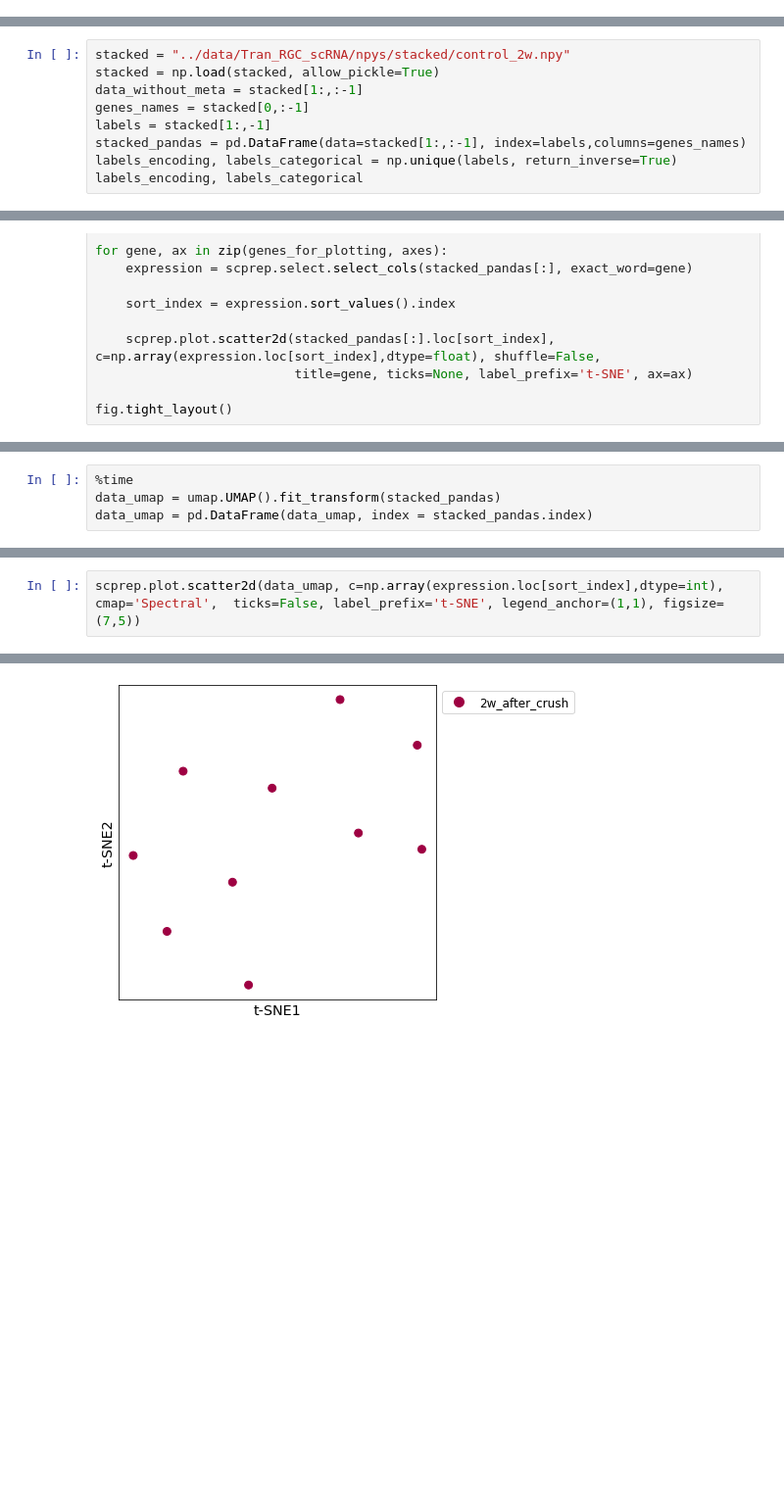
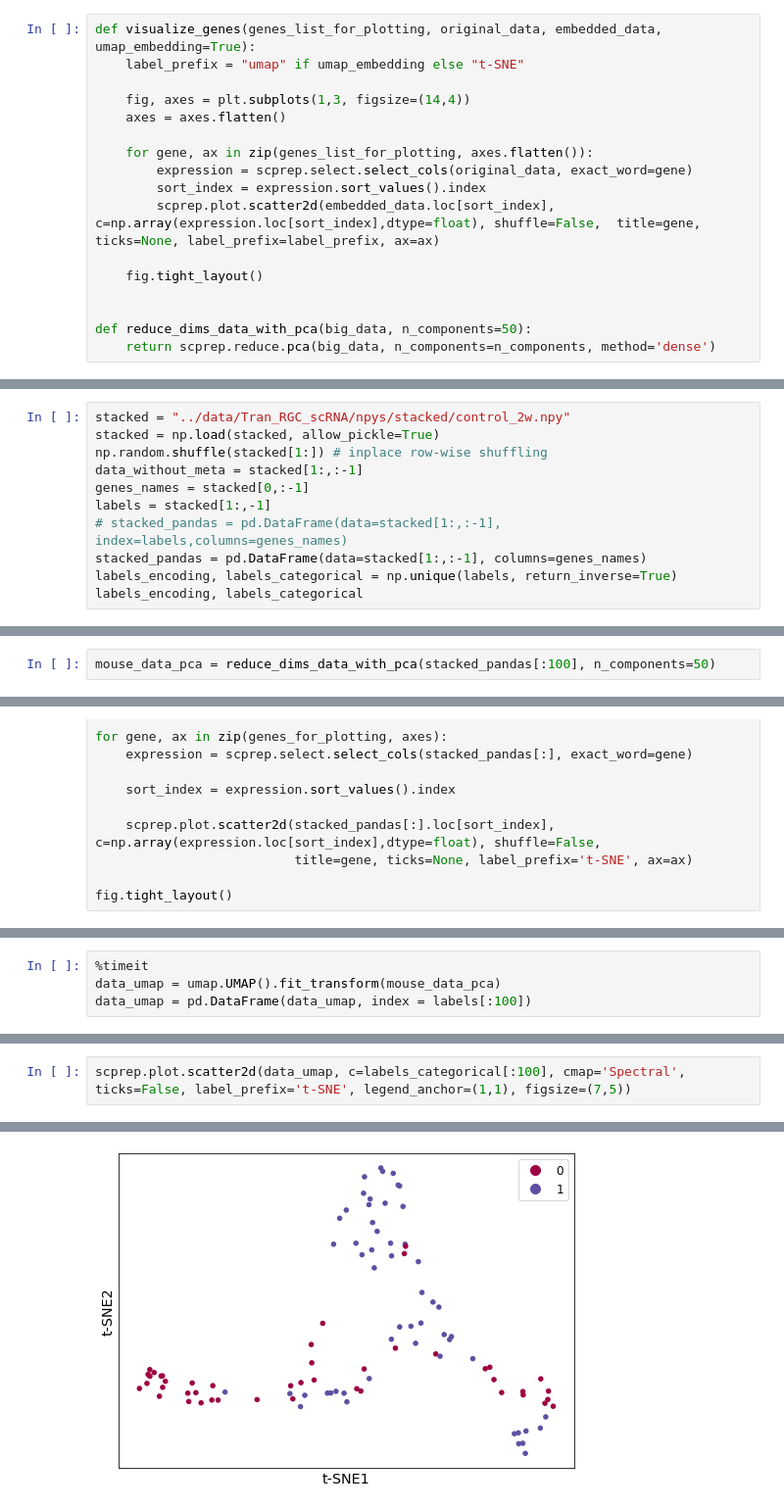
Before and after one commit to ioneliabuzatu/TOC, a Jupyter notebook: notebooks/find_relevant_genes.ipynb, the cells around one changed output, grey strips where cells are left out. Shown at 98% size. Cells and saved outputs as stored; diff of their text form; blank space fills up the shorter version.

```diff
--- a/notebooks/find_relevant_genes.ipynb
+++ b/notebooks/find_relevant_genes.ipynb
@@ -14,0 +16,17 @@ DataTransformerRegistry.enable('default')
+# %%
+def visualize_genes(genes_list_for_plotting, original_data, embedded_data, umap_embedding=True):
+    label_prefix = "umap" if umap_embedding else "t-SNE"
+
+    fig, axes = plt.subplots(1,3, figsize=(14,4))
+    axes = axes.flatten()
+
+    for gene, ax in zip(genes_list_for_plotting, axes.flatten()):
+        expression = scprep.select.select_cols(original_data, exact_word=gene)
+        sort_index = expression.sort_values().index
+        scprep.plot.scatter2d(embedded_data.loc[sort_index], c=np.array(expression.loc[sort_index],dtype=float), shuffle=False,  title=gene, ticks=None, label_prefix=label_prefix, ax=ax)
+
+    fig.tight_layout()
+
+
+def reduce_dims_data_with_pca(big_data, n_components=50):
+    return scprep.reduce.pca(big_data, n_components=n_components, method='dense')
@@ -23,10 +109,12 @@ test = "../data/Tran_RGC_scRNA/npys/toy-data/split-control_and_2w_after_crush_50
 # %%
 stacked = "../data/Tran_RGC_scRNA/npys/stacked/control_2w.npy"
 stacked = np.load(stacked, allow_pickle=True)
+np.random.shuffle(stacked[1:]) # inplace row-wise shuffling
 data_without_meta = stacked[1:,:-1]
 genes_names = stacked[0,:-1]
 labels = stacked[1:,-1]
-stacked_pandas = pd.DataFrame(data=stacked[1:,:-1], index=labels,columns=genes_names)
+# stacked_pandas = pd.DataFrame(data=stacked[1:,:-1], index=labels,columns=genes_names)
+stacked_pandas = pd.DataFrame(data=stacked[1:,:-1], columns=genes_names)
 labels_encoding, labels_categorical = np.unique(labels, return_inverse=True)
 labels_encoding, labels_categorical
 # %% [output]
@@ -34,0 +125,2 @@ labels_encoding, labels_categorical
+# %%
+mouse_data_pca = reduce_dims_data_with_pca(stacked_pandas[:100], n_components=50)
@@ -82,4 +241,4 @@ fig.tight_layout()
 # %%
-%time
-data_umap = umap.UMAP().fit_transform(stacked_pandas)
-data_umap = pd.DataFrame(data_umap, index = stacked_pandas.index)
+%timeit
+data_umap = umap.UMAP().fit_transform(mouse_data_pca)
+data_umap = pd.DataFrame(data_umap, index = labels[:100])
@@ -89,5 +245,5 @@ Wall time: 8.34 µs
 # %%
-scprep.plot.scatter2d(data_umap, c=np.array(expression.loc[sort_index],dtype=int), cmap='Spectral',  ticks=False, label_prefix='t-SNE', legend_anchor=(1,1), figsize=(7,5))
+scprep.plot.scatter2d(data_umap, c=labels_categorical[:100], cmap='Spectral',  ticks=False, label_prefix='t-SNE', legend_anchor=(1,1), figsize=(7,5))
 # %% [output]
 <AxesSubplot:xlabel='t-SNE1', ylabel='t-SNE2'>
-[figure, old version]
+[figure, new version]
```
Also changed, not shown: parts of 24 cells of this notebook, 1 other file.
